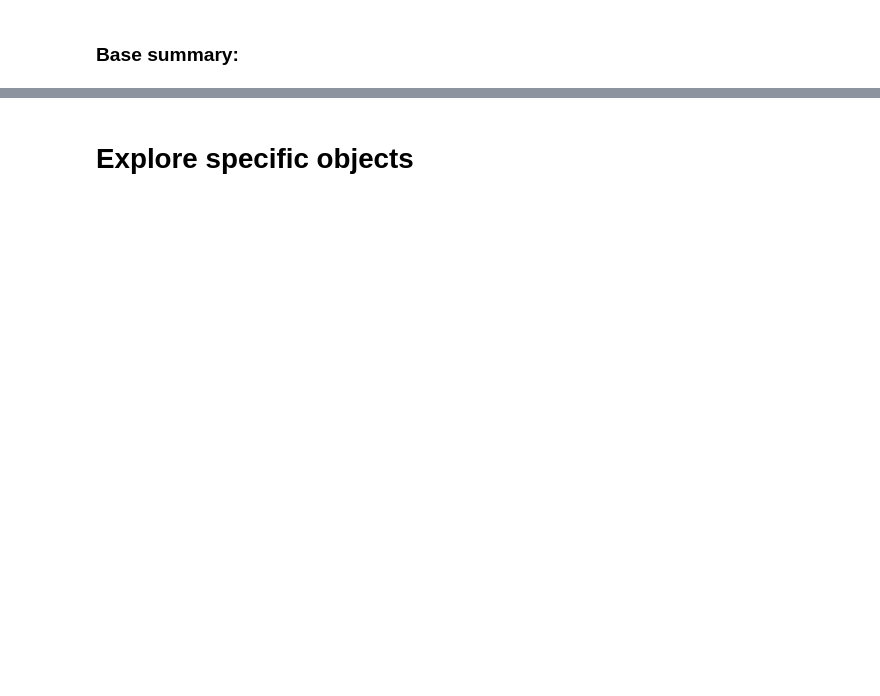
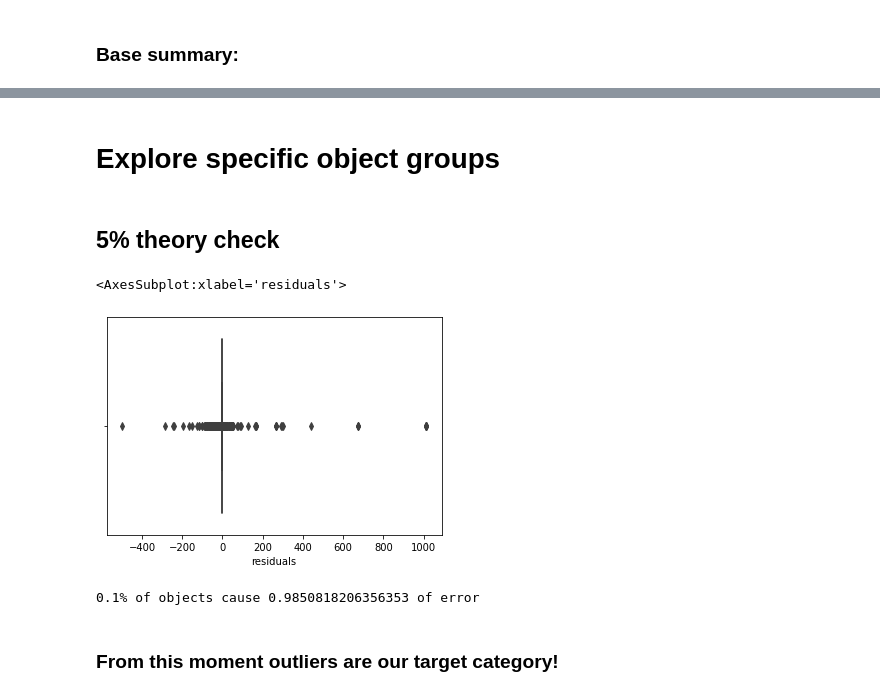
Before and after one commit to Denchidlo/FutureSales, a Jupyter notebook: notebooks/residual_analysis.ipynb, the cells around one changed output, grey strips where cells are left out. Cells and saved outputs as stored; diff of their text form; code cells hidden in the pictures; blank space fills up the shorter version.

```diff
--- a/notebooks/residual_analysis.ipynb
+++ b/notebooks/residual_analysis.ipynb
@@ -95,2 +109,11 @@ sns.lmplot(data=report, x='predicted', y='residuals')
 # %% [markdown]
-# Explore specific objects
+# Explore specific object groups
+# %% [markdown]
+## 5% theory check
+# %%
+stable_residual_interval = report.reset_index().rename(columns={'index': 'id'}).merge(idx)
+stable_residual_interval['abs_residuals'] = abs(stable_residual_interval['residuals'])
+sns.boxplot(data=stable_residual_interval, x='residuals')
+# %% [output]
+<AxesSubplot:xlabel='residuals'>
+[figure, added]
@@ -96,0 +131,6 @@ sns.lmplot(data=report, x='predicted', y='residuals')
+# %%
+giant_test =  causation_1_percent(stable_residual_interval)
+# %% [output]
+0.1% of objects cause 0.9850818206356353 of error
+# %% [markdown]
+### From this moment outliers are our target category!
```
Also changed, not shown: parts of 24 cells of this notebook.
